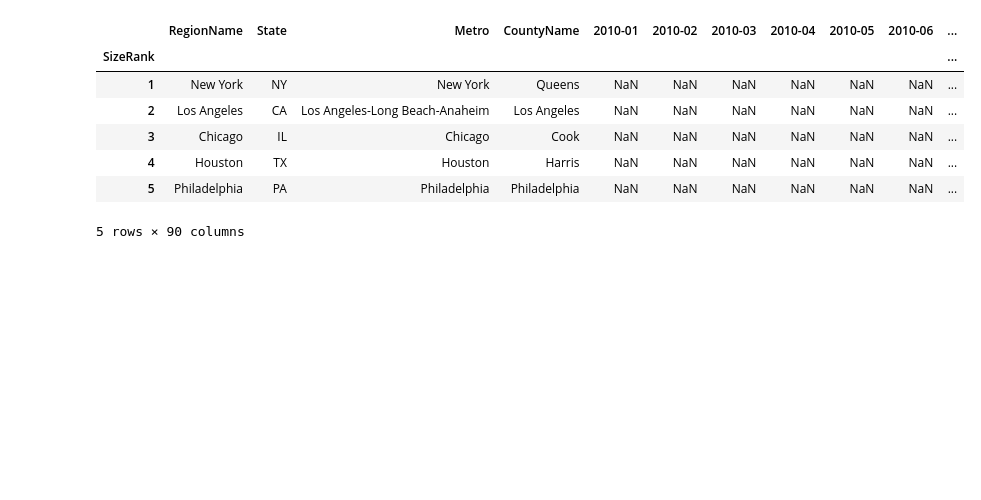
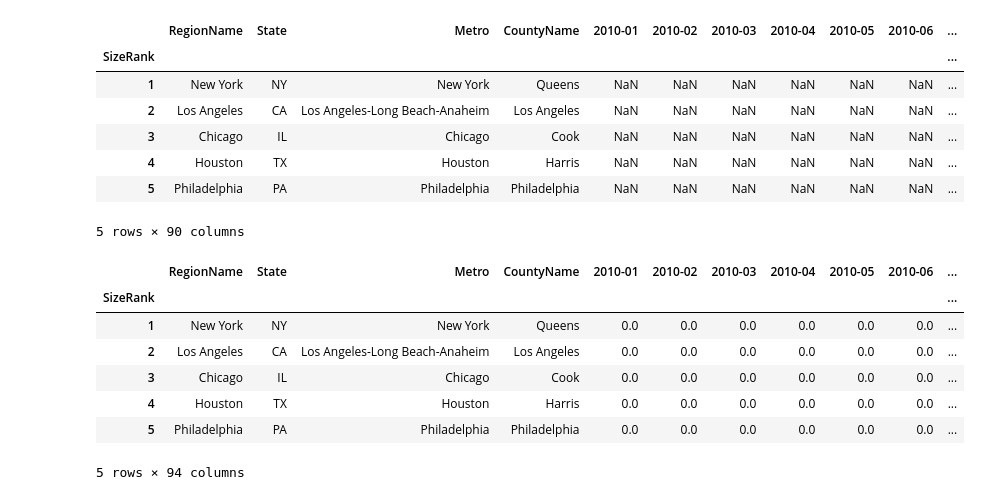
Before and after one commit to swetha4444/Analysing-Factors-affecting-House-Prices-in-the-US, a Jupyter notebook: notebooks/Median.ipynb, the cells around one changed output. Drawn from its saved outputs; the diff is of its cells as text; code cells hidden in the pictures; blank space fills up the shorter version.

```diff
--- a/notebooks/Median.ipynb
+++ b/notebooks/Median.ipynb
@@ -29,3 +29,13 @@ df['Year Change'] = df.loc[:,'2017-02'] - df.loc[:,'2016-02']
 df['Year Percent Change'] = (df.loc[:,'2017-02'] - df.loc[:,'2016-02']) / df.loc[:,'2016-02']
 # %%
 df = df.fillna(0)
+df.head()
+# %% [output]
+|  | RegionName | State | Metro | CountyName | 2010-01 | 2010-02 | 2010-03 | 2010-04 | 2010-05 | 2010-06 | ... |
+| SizeRank |  |  |  |  |  |  |  |  |  |  | ... |
+| 1 | New York | NY | New York | Queens | 0.0 | 0.0 | 0.0 | 0.0 | 0.0 | 0.0 | ... |
+| 2 | Los Angeles | CA | Los Angeles-Long Beach-Anaheim | Los Angeles | 0.0 | 0.0 | 0.0 | 0.0 | 0.0 | 0.0 | ... |
+| 3 | Chicago | IL | Chicago | Cook | 0.0 | 0.0 | 0.0 | 0.0 | 0.0 | 0.0 | ... |
+| 4 | Houston | TX | Houston | Harris | 0.0 | 0.0 | 0.0 | 0.0 | 0.0 | 0.0 | ... |
+| 5 | Philadelphia | PA | Philadelphia | Philadelphia | 0.0 | 0.0 | 0.0 | 0.0 | 0.0 | 0.0 | ... |
+5 rows × 94 columns
```
Also changed, not shown: parts of 10 cells of this notebook.
